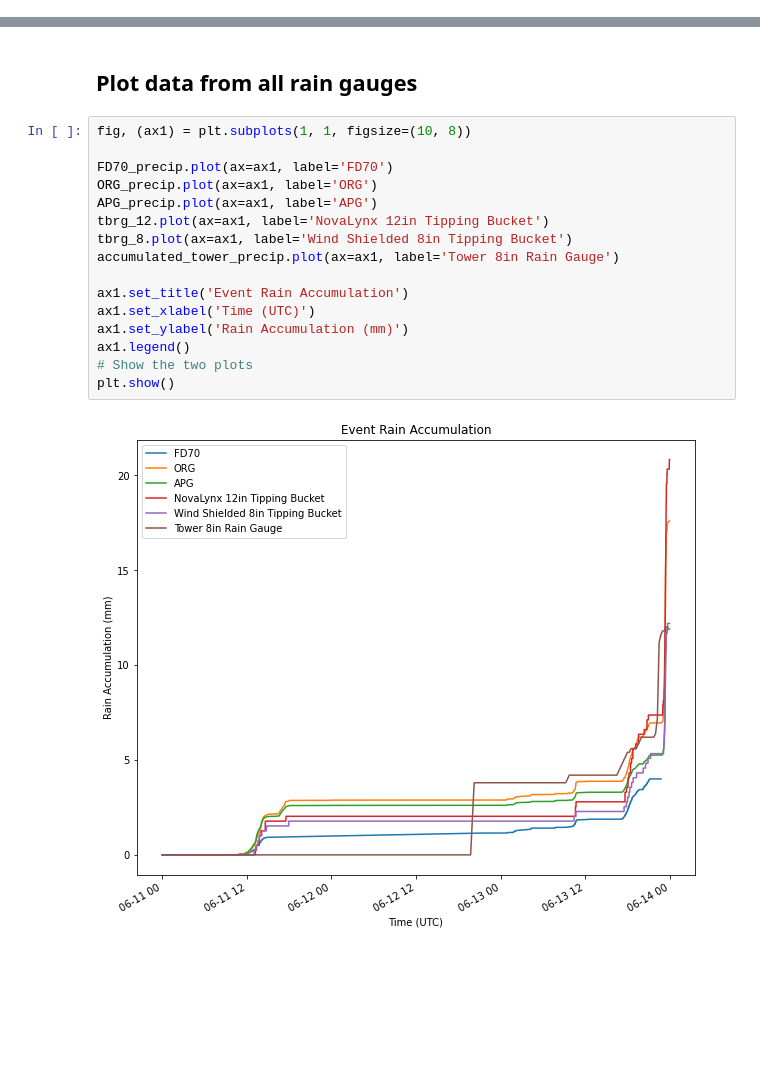
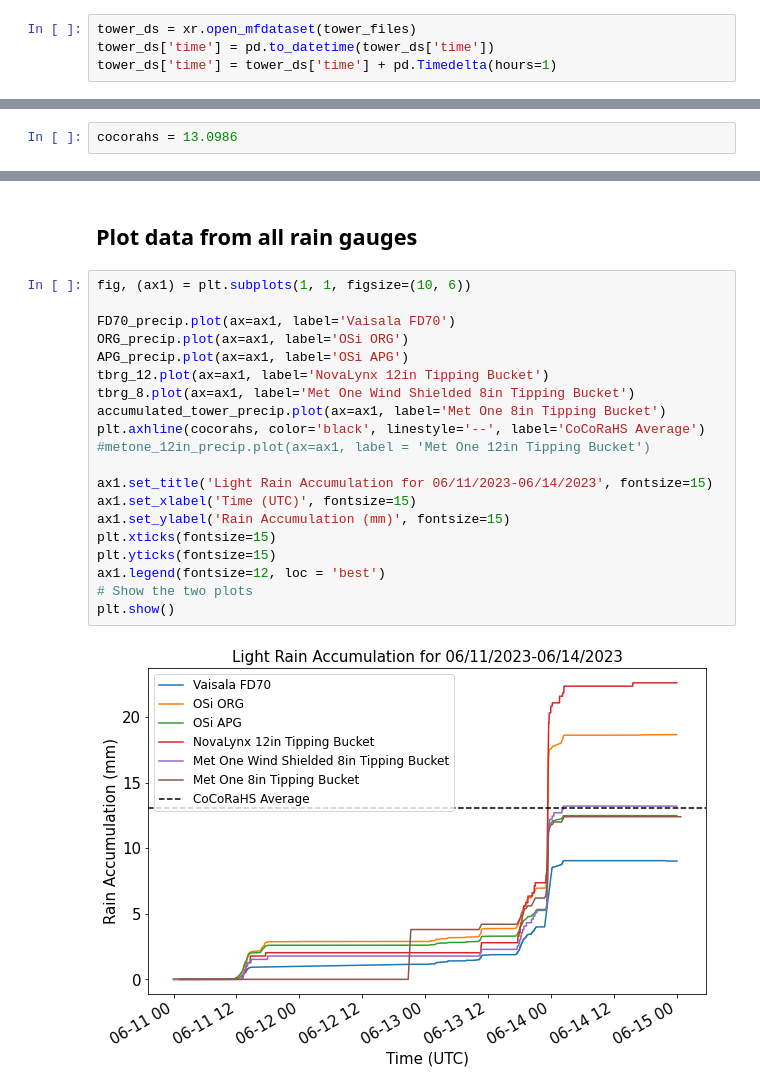
Before and after one commit to EVS-ATMOS/rain-gauge-quality, a Jupyter notebook: notebooks/0612_casestudy.ipynb, the cells around one changed output, grey strips where cells are left out. Drawn from its saved outputs; the diff is of its cells as text; blank space fills up the shorter version.

```diff
--- a/notebooks/0612_casestudy.ipynb
+++ b/notebooks/0612_casestudy.ipynb
@@ -75,6 +80,10 @@ plt.show()
 tower_files = "C:/Users/maggi/ANL_Internship_2023/Tower_Rain_Gauge/tower_0611/*.nc"
 # %%
 tower_ds = xr.open_mfdataset(tower_files)
+# %%
+tower_ds = xr.open_mfdataset(tower_files)
+tower_ds['time'] = pd.to_datetime(tower_ds['time'])
+tower_ds['time'] = tower_ds['time'] + pd.Timedelta(hours=1)
 # %% [markdown]
 ## Plot Tower Data
 # %%
@@ -110,0 +126,2 @@ FD70_precip.plot()
+# %%
+cocorahs = 13.0986
@@ -111,20 +140,24 @@ FD70_precip.plot()
 # %% [markdown]
 ## Plot data from all rain gauges
 # %%
-fig, (ax1) = plt.subplots(1, 1, figsize=(10, 8))
+fig, (ax1) = plt.subplots(1, 1, figsize=(10, 6))
 
-FD70_precip.plot(ax=ax1, label='FD70')
-ORG_precip.plot(ax=ax1, label='ORG')
-APG_precip.plot(ax=ax1, label='APG')
+FD70_precip.plot(ax=ax1, label='Vaisala FD70')
+ORG_precip.plot(ax=ax1, label='OSi ORG')
+APG_precip.plot(ax=ax1, label='OSi APG')
 tbrg_12.plot(ax=ax1, label='NovaLynx 12in Tipping Bucket')
-tbrg_8.plot(ax=ax1, label='Wind Shielded 8in Tipping Bucket')
-accumulated_tower_precip.plot(ax=ax1, label='Tower 8in Rain Gauge')
+tbrg_8.plot(ax=ax1, label='Met One Wind Shielded 8in Tipping Bucket')
+accumulated_tower_precip.plot(ax=ax1, label='Met One 8in Tipping Bucket')
+plt.axhline(cocorahs, color='black', linestyle='--', label='CoCoRaHS Average')
+#metone_12in_precip.plot(ax=ax1, label = 'Met One 12in Tipping Bucket')
 
-ax1.set_title('Event Rain Accumulation')
-ax1.set_xlabel('Time (UTC)')
-ax1.set_ylabel('Rain Accumulation (mm)')
-ax1.legend()
+ax1.set_title('Light Rain Accumulation for 06/11/2023-06/14/2023', fontsize=15)
+ax1.set_xlabel('Time (UTC)', fontsize=15)
+ax1.set_ylabel('Rain Accumulation (mm)', fontsize=15)
+plt.xticks(fontsize=15)
+plt.yticks(fontsize=15)
+ax1.legend(fontsize=12, loc = 'best')
 # Show the two plots
 plt.show()
 # %% [output]
-[figure, old version]
+[figure, new version]
```
Also changed, not shown: parts of 25 cells of this notebook, 4 other files.
